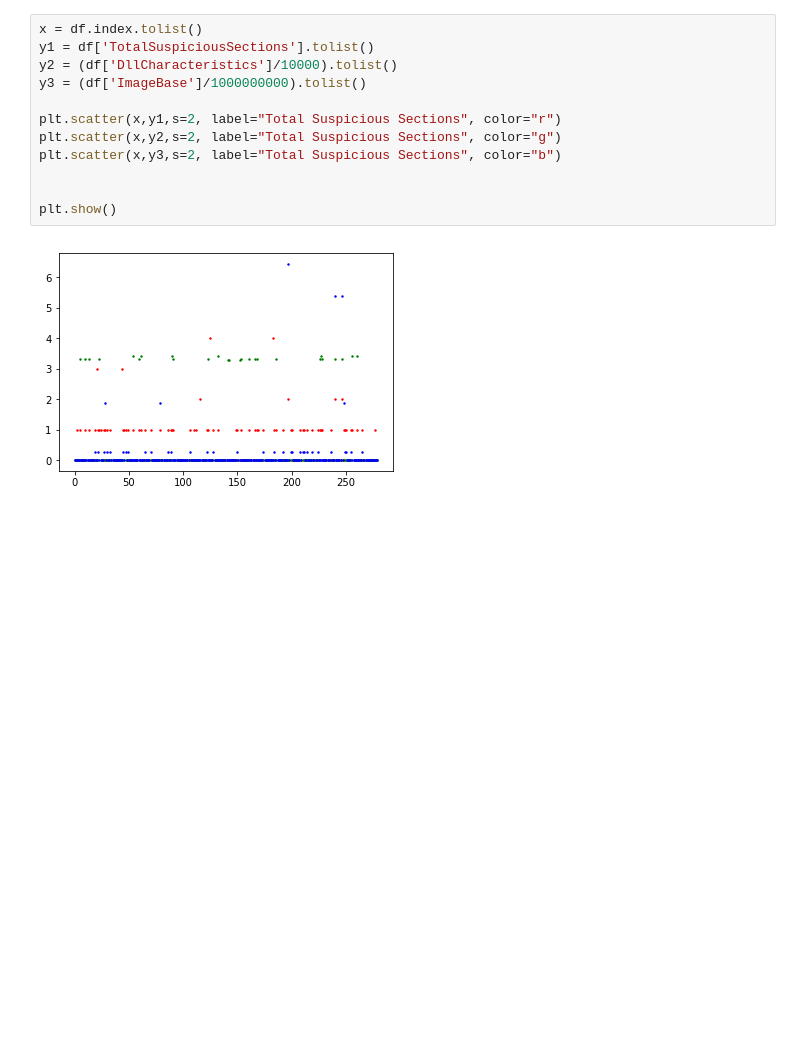
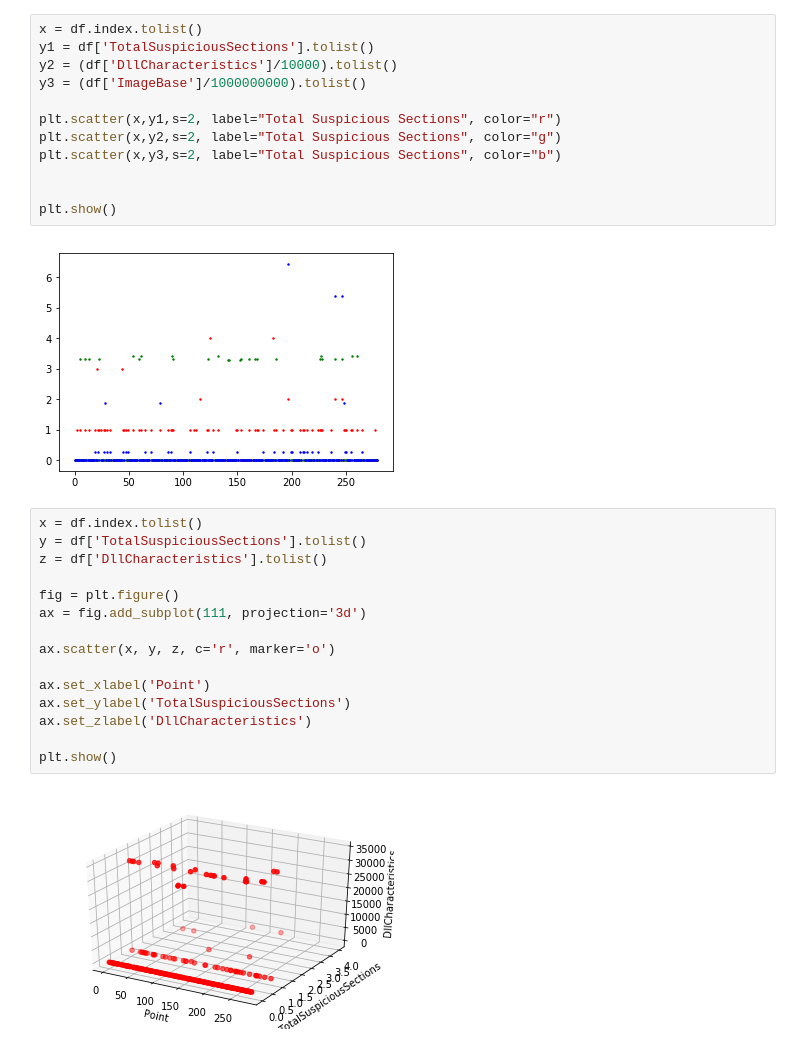
Before and after one commit to cyberdefendersprogram/MachineLearning, a Jupyter notebook: Data_analysis/VirusShare Analysis-checkpoint.ipynb, the cells around one changed output. Saved outputs shown, nothing was run; the diff lists cells and outputs as text; blank space fills up the shorter version.

Commit message:
update visualyzation

```diff
--- a/Data_analysis/VirusShare Analysis-checkpoint.ipynb
+++ b/Data_analysis/VirusShare Analysis-checkpoint.ipynb
@@ -152,3 +153,20 @@ plt.scatter(x,y3,s=2, label="Total Suspicious Sections", color="b")
 plt.show()
 # %% [output]
 [figure]
+# %%
+x = df.index.tolist()
+y = df['TotalSuspiciousSections'].tolist()
+z = df['DllCharacteristics'].tolist()
+
+fig = plt.figure()
+ax = fig.add_subplot(111, projection='3d')
+
+ax.scatter(x, y, z, c='r', marker='o')
+
+ax.set_xlabel('Point')
+ax.set_ylabel('TotalSuspiciousSections')
+ax.set_zlabel('DllCharacteristics')
+
+plt.show()
+# %% [output]
+[figure, added]
```
Also changed, not shown: parts of 1 cell of this notebook.
